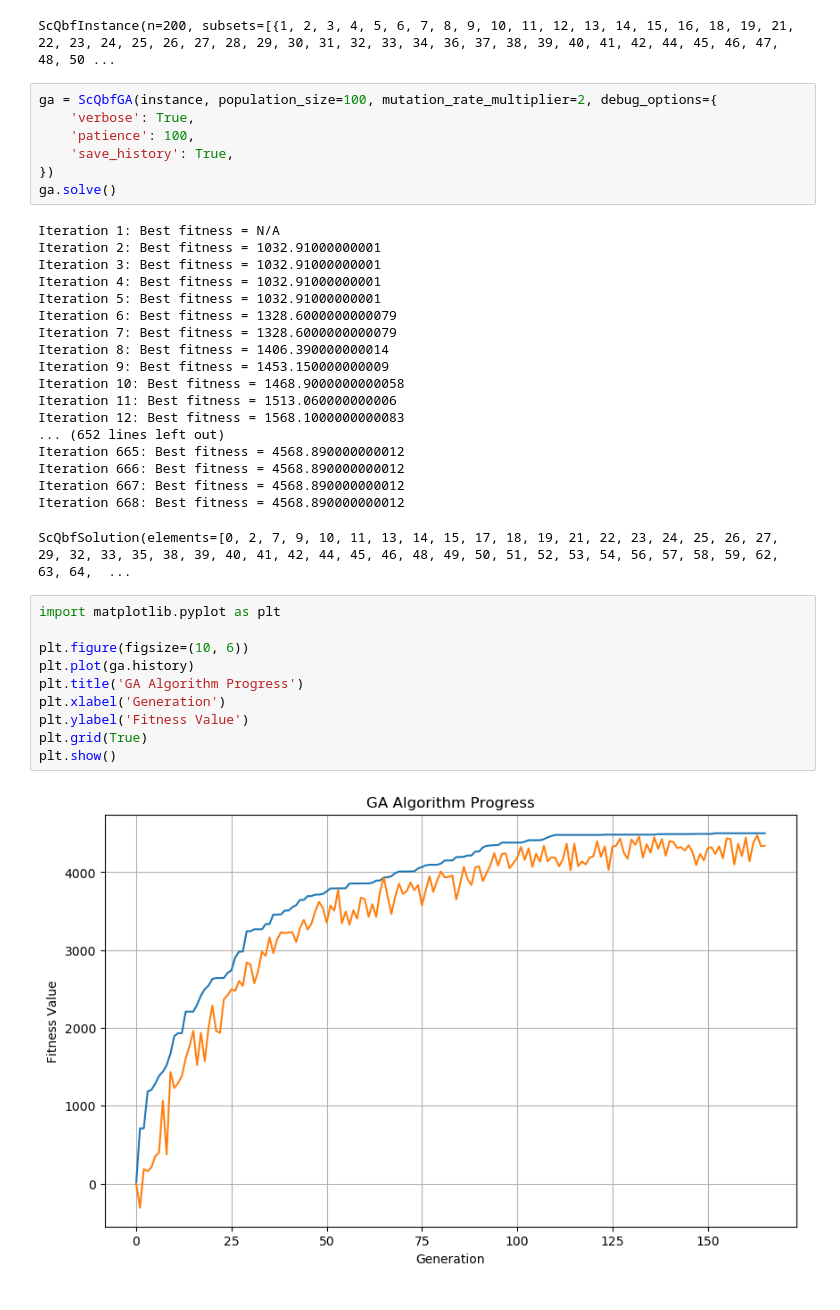
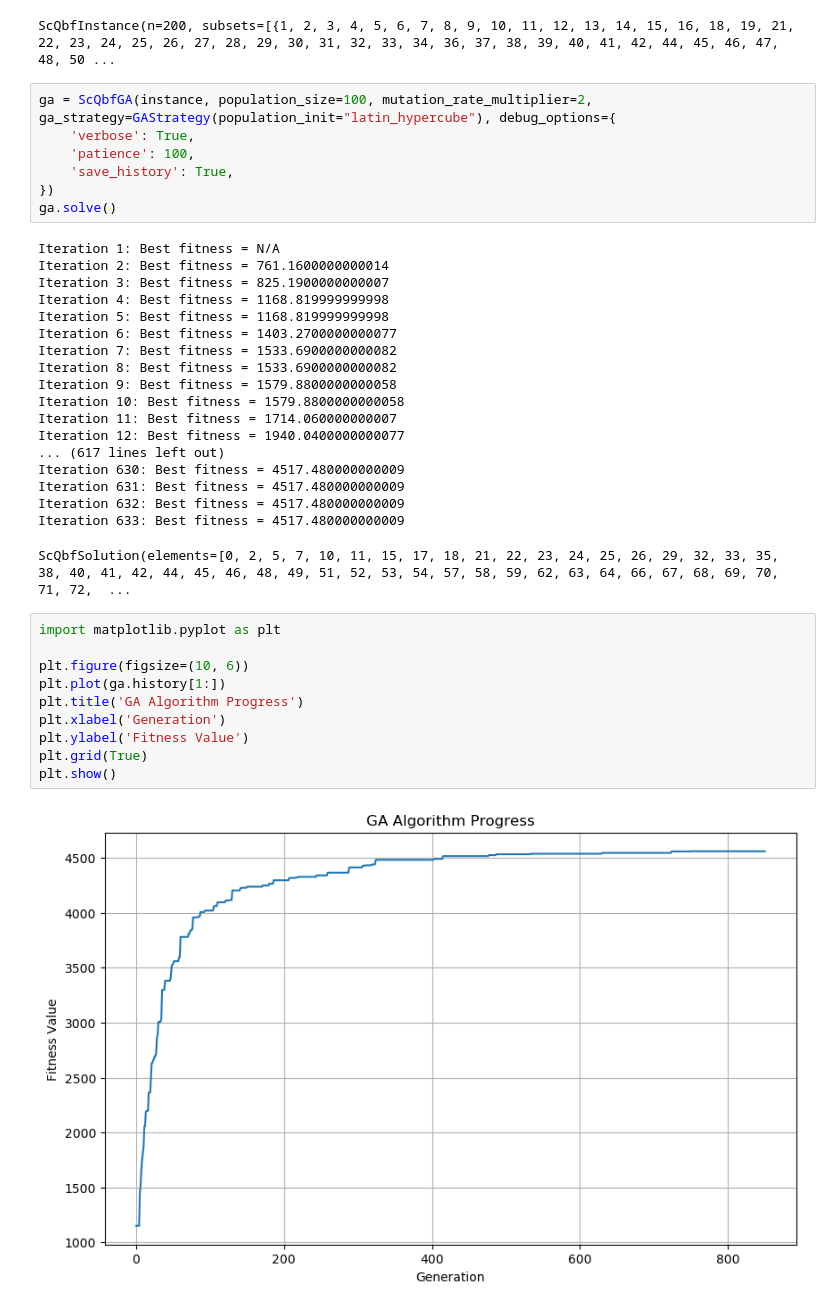
Before and after one commit to Everton-Colombo/MO824-A4, a Jupyter notebook: test.ipynb, the cells around one changed output. Drawn from its saved outputs; the diff is of its cells as text.

Commit message:
Implement latin hypercube pop init

```diff
--- a/test.ipynb
+++ b/test.ipynb
@@ -9,7 +9,7 @@ instance
 # %% [output]
 ScQbfInstance(n=200, subsets=[{1, 2, 3, 4, 5, 6, 7, 8, 9, 10, 11, 12, 13, 14, 15, 16, 18, 19, 21, 22, 23, 24, 25, 26, 27, 28, 29, 30, 31, 32, 33, 34, 36, 37, 38, 39, 40, 41, 42, 44, 45, 46, 47, 48, 50 ...
 # %%
-ga = ScQbfGA(instance, population_size=100, mutation_rate_multiplier=2, debug_options={
+ga = ScQbfGA(instance, population_size=100, mutation_rate_multiplier=2, ga_strategy=GAStrategy(population_init="latin_hypercube"), debug_options={
     'verbose': True,
     'patience': 100,
     'save_history': True,
@@ -17,32 +17,32 @@ ga = ScQbfGA(instance, population_size=100, mutation_rate_multiplier=2, debug_op
 ga.solve()
 # %% [output]
 Iteration 1: Best fitness = N/A
-Iteration 2: Best fitness = 1032.91000000001
-Iteration 3: Best fitness = 1032.91000000001
-Iteration 4: Best fitness = 1032.91000000001
-Iteration 5: Best fitness = 1032.91000000001
-Iteration 6: Best fitness = 1328.6000000000079
-Iteration 7: Best fitness = 1328.6000000000079
-Iteration 8: Best fitness = 1406.390000000014
-Iteration 9: Best fitness = 1453.150000000009
-Iteration 10: Best fitness = 1468.9000000000058
-Iteration 11: Best fitness = 1513.060000000006
-Iteration 12: Best fitness = 1568.1000000000083
-... (652 lines left out)
-Iteration 665: Best fitness = 4568.890000000012
-Iteration 666: Best fitness = 4568.890000000012
-Iteration 667: Best fitness = 4568.890000000012
-Iteration 668: Best fitness = 4568.890000000012
+Iteration 2: Best fitness = 761.1600000000014
+Iteration 3: Best fitness = 825.1900000000007
+Iteration 4: Best fitness = 1168.819999999998
+Iteration 5: Best fitness = 1168.819999999998
+Iteration 6: Best fitness = 1403.2700000000077
+Iteration 7: Best fitness = 1533.6900000000082
+Iteration 8: Best fitness = 1533.6900000000082
+Iteration 9: Best fitness = 1579.8800000000058
+Iteration 10: Best fitness = 1579.8800000000058
+Iteration 11: Best fitness = 1714.060000000007
+Iteration 12: Best fitness = 1940.0400000000077
+... (617 lines left out)
+Iteration 630: Best fitness = 4517.480000000009
+Iteration 631: Best fitness = 4517.480000000009
+Iteration 632: Best fitness = 4517.480000000009
+Iteration 633: Best fitness = 4517.480000000009
-ScQbfSolution(elements=[0, 2, 7, 9, 10, 11, 13, 14, 15, 17, 18, 19, 21, 22, 23, 24, 25, 26, 27, 29, 32, 33, 35, 38, 39, 40, 41, 42, 44, 45, 46, 48, 49, 50, 51, 52, 53, 54, 56, 57, 58, 59, 62, 63, 64,  ...
+ScQbfSolution(elements=[0, 2, 5, 7, 10, 11, 15, 17, 18, 21, 22, 23, 24, 25, 26, 29, 32, 33, 35, 38, 40, 41, 42, 44, 45, 46, 48, 49, 51, 52, 53, 54, 57, 58, 59, 62, 63, 64, 66, 67, 68, 69, 70, 71, 72,  ...
 # %%
 import matplotlib.pyplot as plt
 
 plt.figure(figsize=(10, 6))
-plt.plot(ga.history)
+plt.plot(ga.history[1:])
 plt.title('GA Algorithm Progress')
 plt.xlabel('Generation')
 plt.ylabel('Fitness Value')
 plt.grid(True)
 plt.show()
 # %% [output]
-[figure, old version]
+[figure, new version]
```
Also changed, not shown: parts of 1 cell of this notebook, 1 other file.
